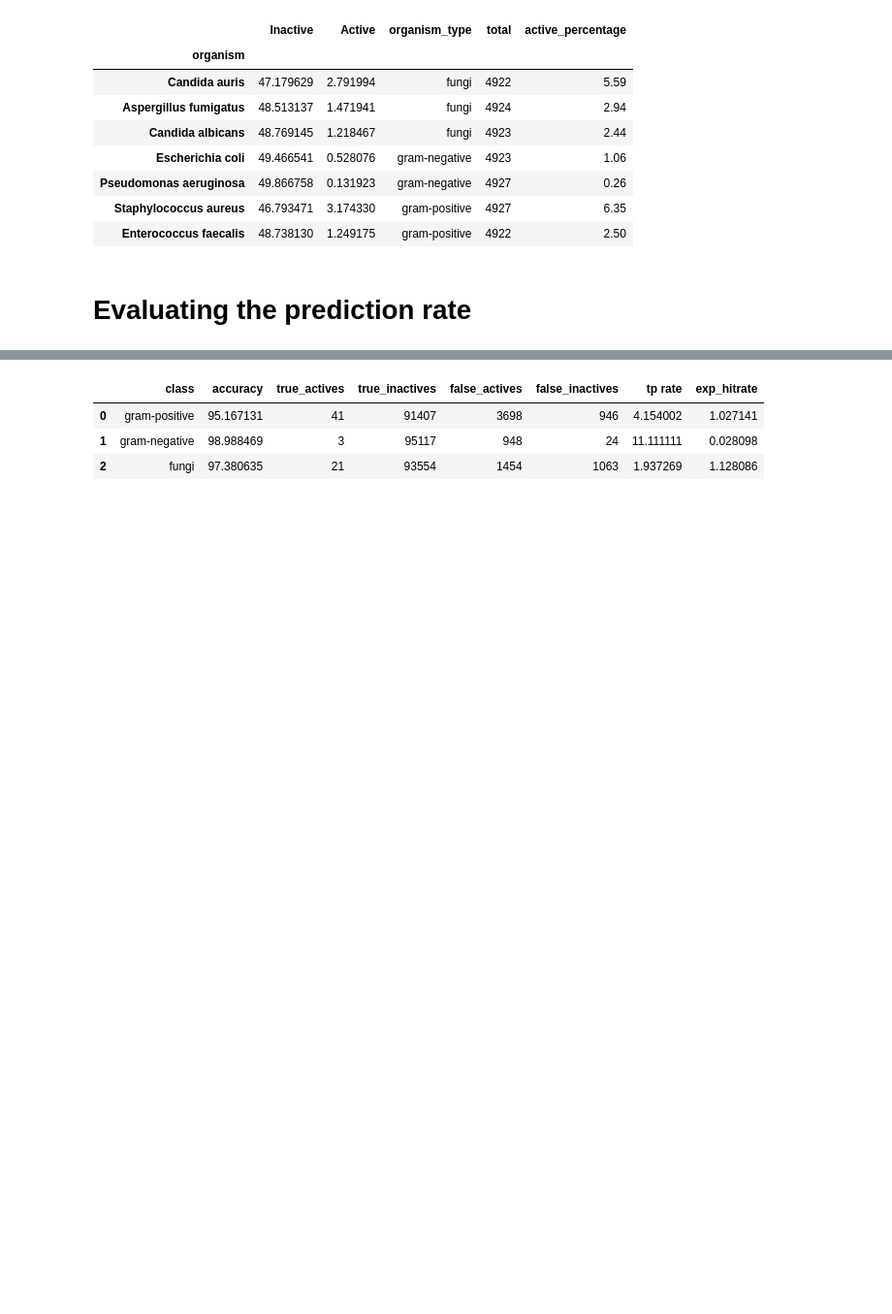
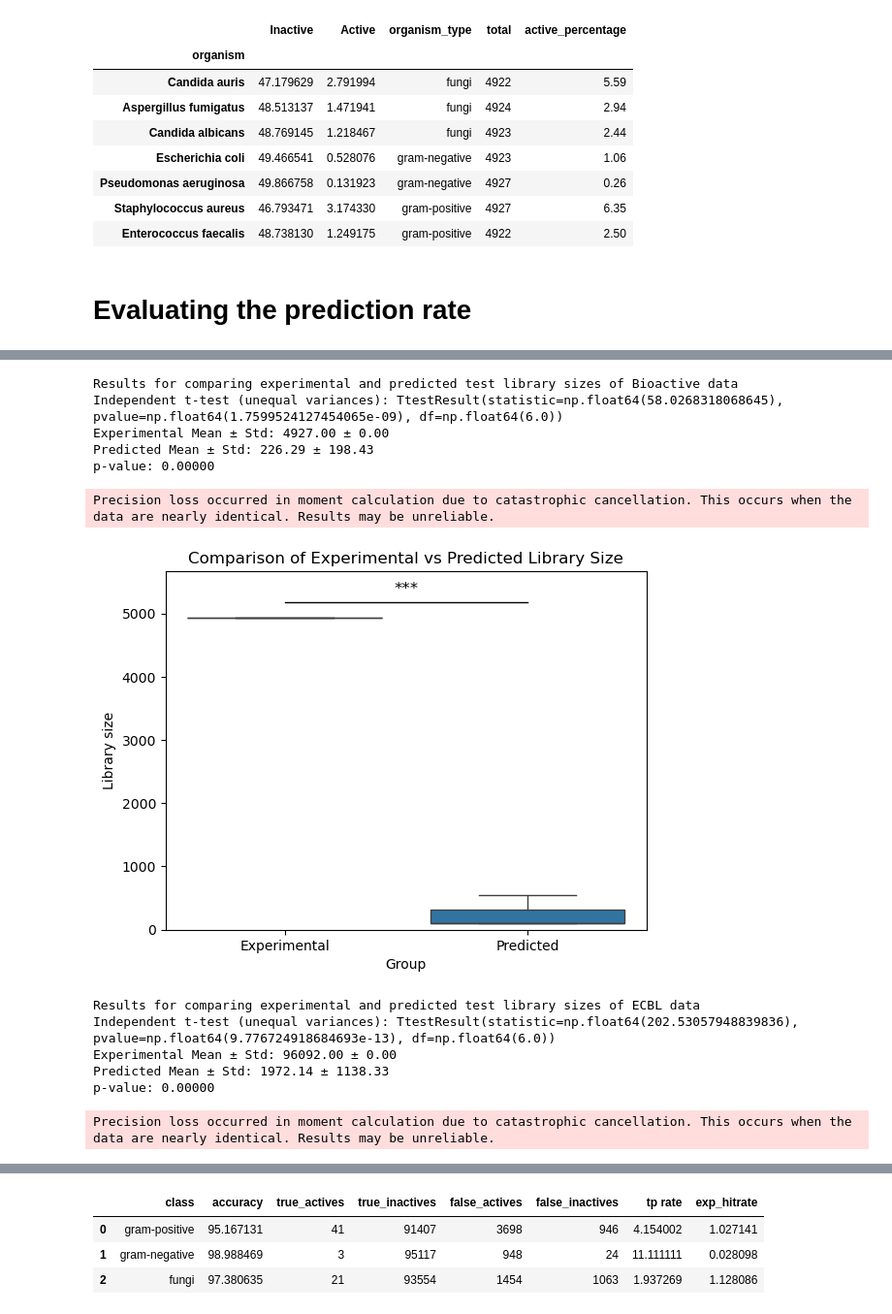
Before and after one commit to IMI-COMBINE/broad_spectrum_prediction, a Jupyter notebook: src/9_2_prediction_deep_dive.ipynb, the cells around one changed output, grey strips where cells are left out. Shown: that part at 97% size. Saved outputs shown, nothing was run; the diff lists cells and outputs as text; code cells hidden in the pictures; blank space fills up the shorter version.

```diff
--- a/src/9_2_prediction_deep_dive.ipynb
+++ b/src/9_2_prediction_deep_dive.ipynb
@@ -259,0 +393,20 @@ Mean difference: 24.891001350925126
+# %%
+print("Results for comparing experimental and predicted test library sizes of Bioactive data")
+statistics_testsize(bioactive_df2)
+print("")
+print("Results for comparing experimental and predicted test library sizes of ECBL data")
+statistics_testsize(ecbl_df2)
+# %% [output]
+Results for comparing experimental and predicted test library sizes of Bioactive data
+Independent t-test (unequal variances): TtestResult(statistic=np.float64(58.0268318068645), pvalue=np.float64(1.7599524127454065e-09), df=np.float64(6.0))
+Experimental Mean ± Std: 4927.00 ± 0.00
+Predicted Mean ± Std: 226.29 ± 198.43
+p-value: 0.00000
+Precision loss occurred in moment calculation due to catastrophic cancellation. This occurs when the data are nearly identical. Results may be unreliable.
+[figure, added]
+Results for comparing experimental and predicted test library sizes of ECBL data
+Independent t-test (unequal variances): TtestResult(statistic=np.float64(202.53057948839836), pvalue=np.float64(9.776724918684693e-13), df=np.float64(6.0))
+Experimental Mean ± Std: 96092.00 ± 0.00
+Predicted Mean ± Std: 1972.14 ± 1138.33
+p-value: 0.00000
+Precision loss occurred in moment calculation due to catastrophic cancellation. This occurs when the data are nearly identical. Results may be unreliable.
```
Also changed, not shown: parts of 12 cells of this notebook, 2 other files.
